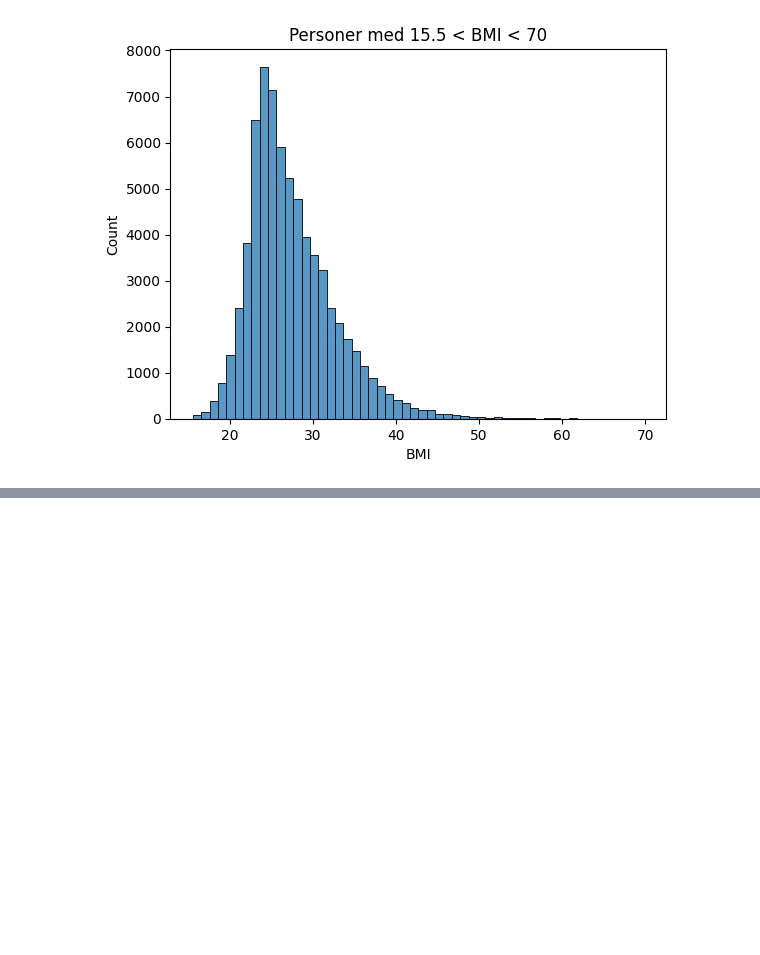
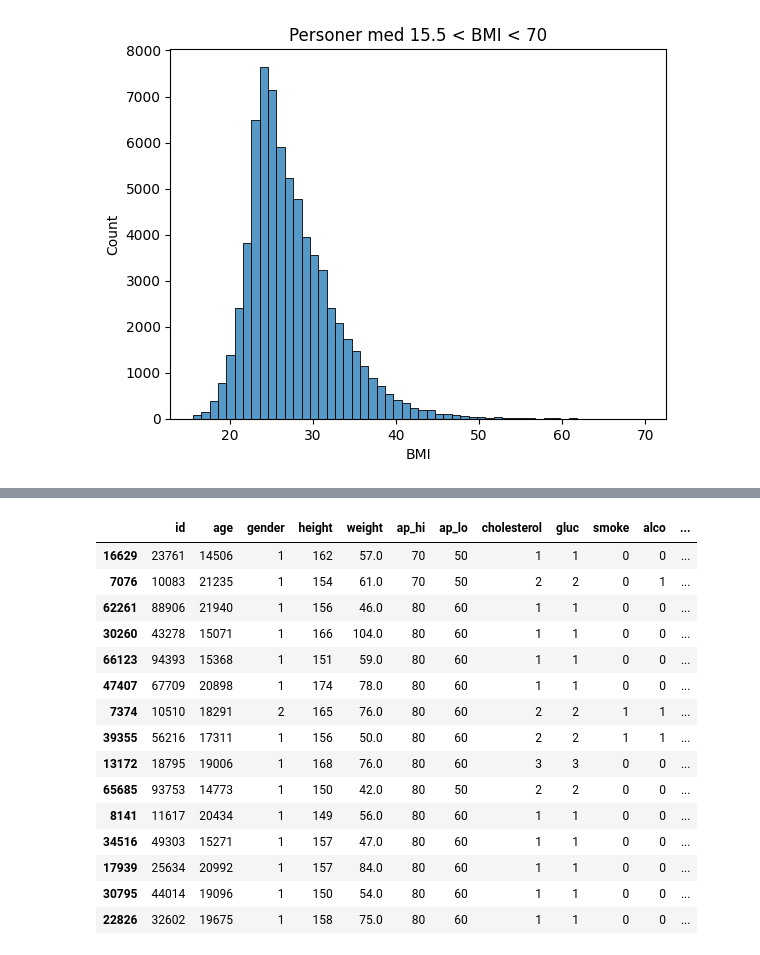
Before and after one commit to bearwinterfirth/medical, a Jupyter notebook: disease_prediction_2.ipynb, the cells around one changed output, grey strips where cells are left out. Saved outputs shown, nothing was run; the diff lists cells and outputs as text; code cells hidden in the pictures; blank space fills up the shorter version.

```diff
--- a/disease_prediction_2.ipynb
+++ b/disease_prediction_2.ipynb
@@ -123,0 +153,20 @@ Stored 'df' (DataFrame)
+# %%
+df.sort_values("ap_hi", inplace=True)
+df.head(15)
+# %% [output]
+|  | id | age | gender | height | weight | ap_hi | ap_lo | cholesterol | gluc | smoke | alco | ... |
+| 16629 | 23761 | 14506 | 1 | 162 | 57.0 | 70 | 50 | 1 | 1 | 0 | 0 | ... |
+| 7076 | 10083 | 21235 | 1 | 154 | 61.0 | 70 | 50 | 2 | 2 | 0 | 1 | ... |
+| 62261 | 88906 | 21940 | 1 | 156 | 46.0 | 80 | 60 | 1 | 1 | 0 | 0 | ... |
+| 30260 | 43278 | 15071 | 1 | 166 | 104.0 | 80 | 60 | 1 | 1 | 0 | 0 | ... |
+| 66123 | 94393 | 15368 | 1 | 151 | 59.0 | 80 | 60 | 1 | 1 | 0 | 0 | ... |
+| 47407 | 67709 | 20898 | 1 | 174 | 78.0 | 80 | 60 | 1 | 1 | 0 | 0 | ... |
+| 7374 | 10510 | 18291 | 2 | 165 | 76.0 | 80 | 60 | 2 | 2 | 1 | 1 | ... |
+| 39355 | 56216 | 17311 | 1 | 156 | 50.0 | 80 | 60 | 2 | 2 | 1 | 1 | ... |
+| 13172 | 18795 | 19006 | 1 | 168 | 76.0 | 80 | 60 | 3 | 3 | 0 | 0 | ... |
+| 65685 | 93753 | 14773 | 1 | 150 | 42.0 | 80 | 50 | 2 | 2 | 0 | 0 | ... |
+| 8141 | 11617 | 20434 | 1 | 149 | 56.0 | 80 | 60 | 1 | 1 | 0 | 0 | ... |
+| 34516 | 49303 | 15271 | 1 | 157 | 47.0 | 80 | 60 | 1 | 1 | 0 | 0 | ... |
+| 17939 | 25634 | 20992 | 1 | 157 | 84.0 | 80 | 60 | 1 | 1 | 0 | 0 | ... |
+| 30795 | 44014 | 19096 | 1 | 150 | 54.0 | 80 | 60 | 1 | 1 | 0 | 0 | ... |
+| 22826 | 32602 | 19675 | 1 | 158 | 75.0 | 80 | 60 | 1 | 1 | 0 | 0 | ... |
```
Also changed, not shown: parts of 21 cells of this notebook, 2 other files.
